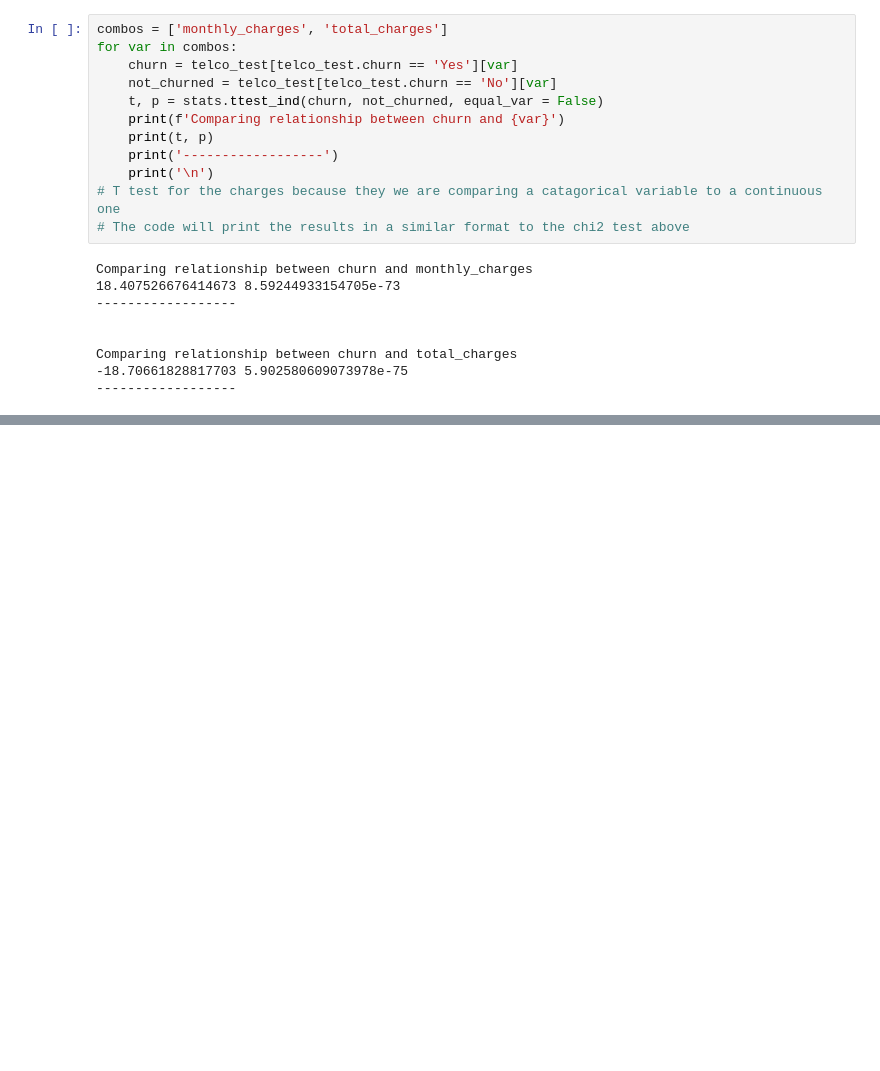
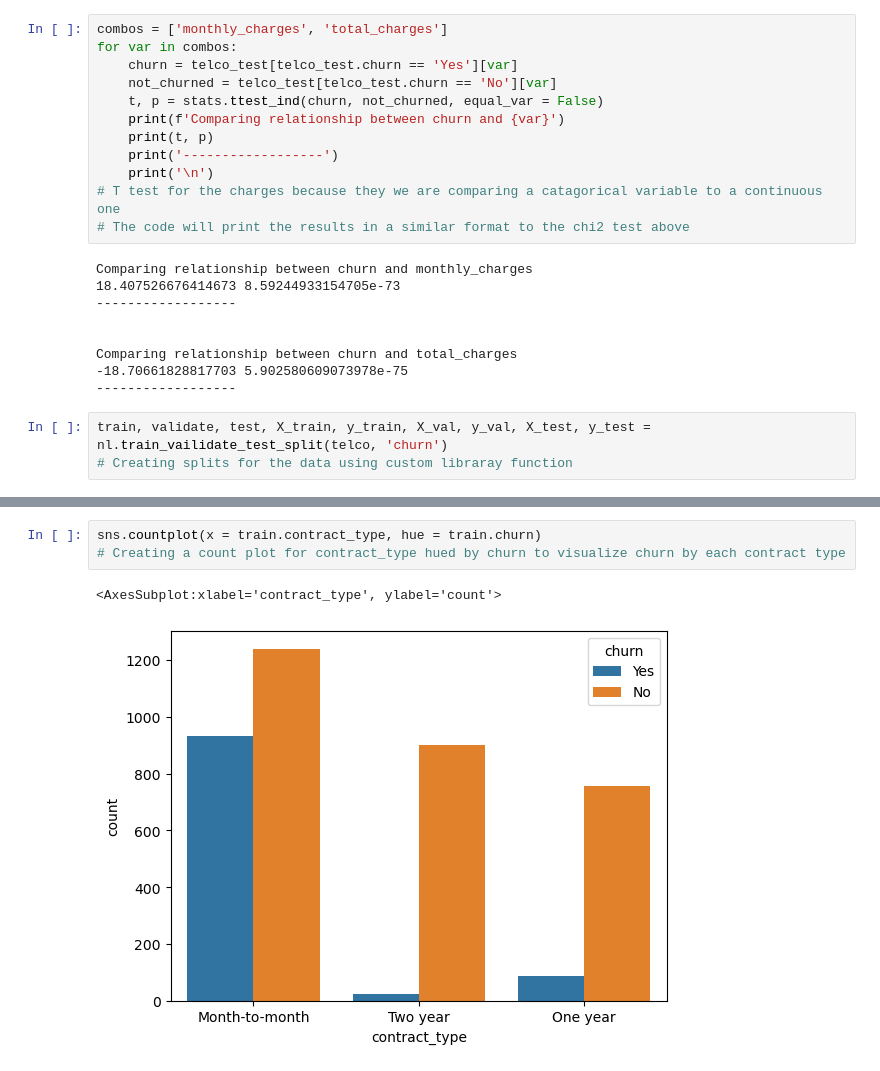
Before and after one commit to akonstans/Classification_Project, a Jupyter notebook: exploration1.ipynb, the cells around one changed output, grey strips where cells are left out. Cells and saved outputs as stored; diff of their text form; blank space fills up the shorter version.

Commit message:
split functionality update and progress on exploration1

```diff
--- a/exploration1.ipynb
+++ b/exploration1.ipynb
@@ -91,3 +92,6 @@ Comparing relationship between churn and monthly_charges
 Comparing relationship between churn and total_charges
 -18.70661828817703 5.902580609073978e-75
 ------------------
+# %%
+train, validate, test, X_train, y_train, X_val, y_val, X_test, y_test = nl.train_vailidate_test_split(telco, 'churn')
+# Creating splits for the data using custom libraray function
@@ -93,0 +114,6 @@ Comparing relationship between churn and total_charges
+# %%
+sns.countplot(x = train.contract_type, hue = train.churn)
+# Creating a count plot for contract_type hued by churn to visualize churn by each contract type
+# %% [output]
+<AxesSubplot:xlabel='contract_type', ylabel='count'>
+[figure, added]
```
Also changed, not shown: parts of 3 cells of this notebook, 1 other file.
